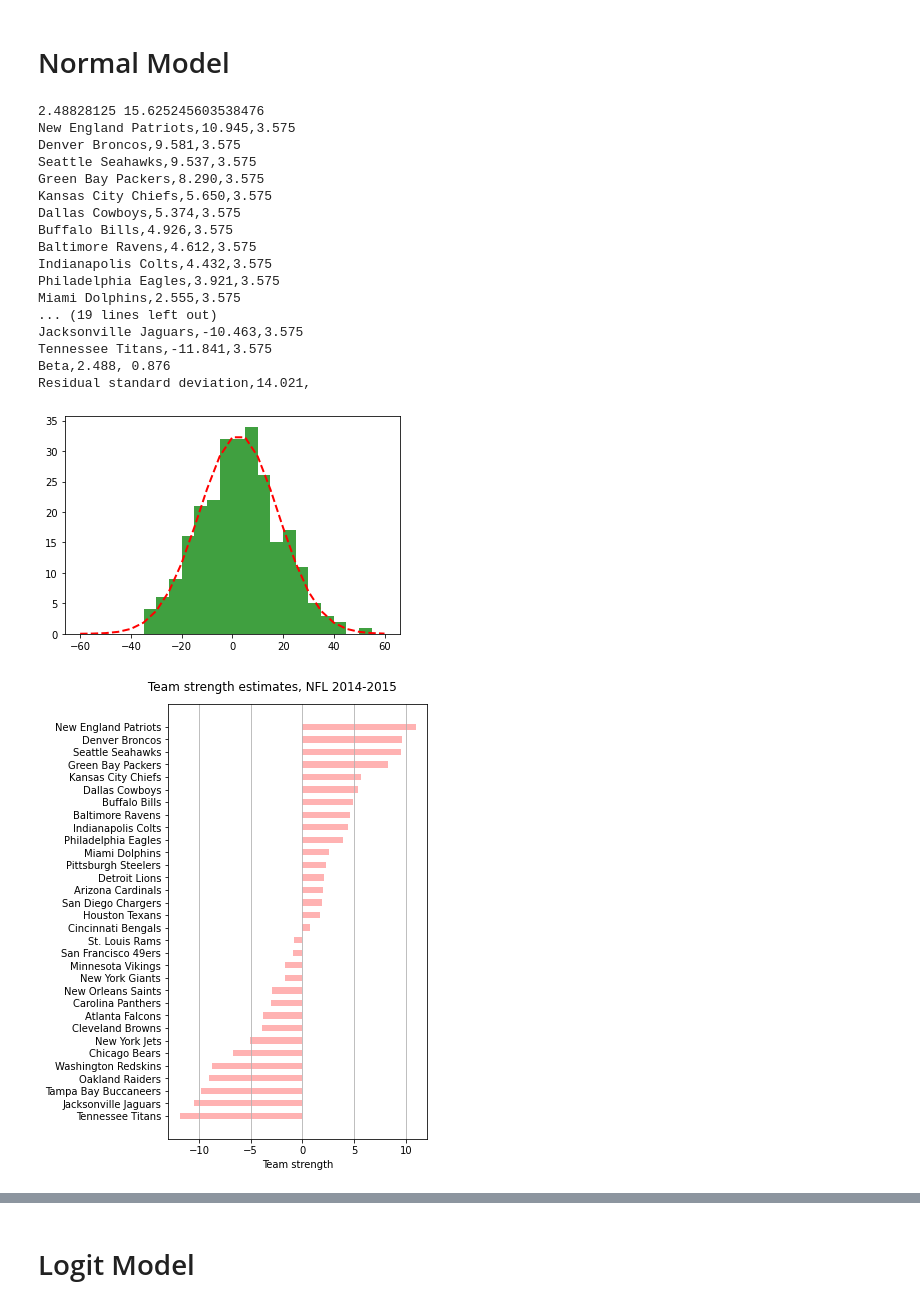
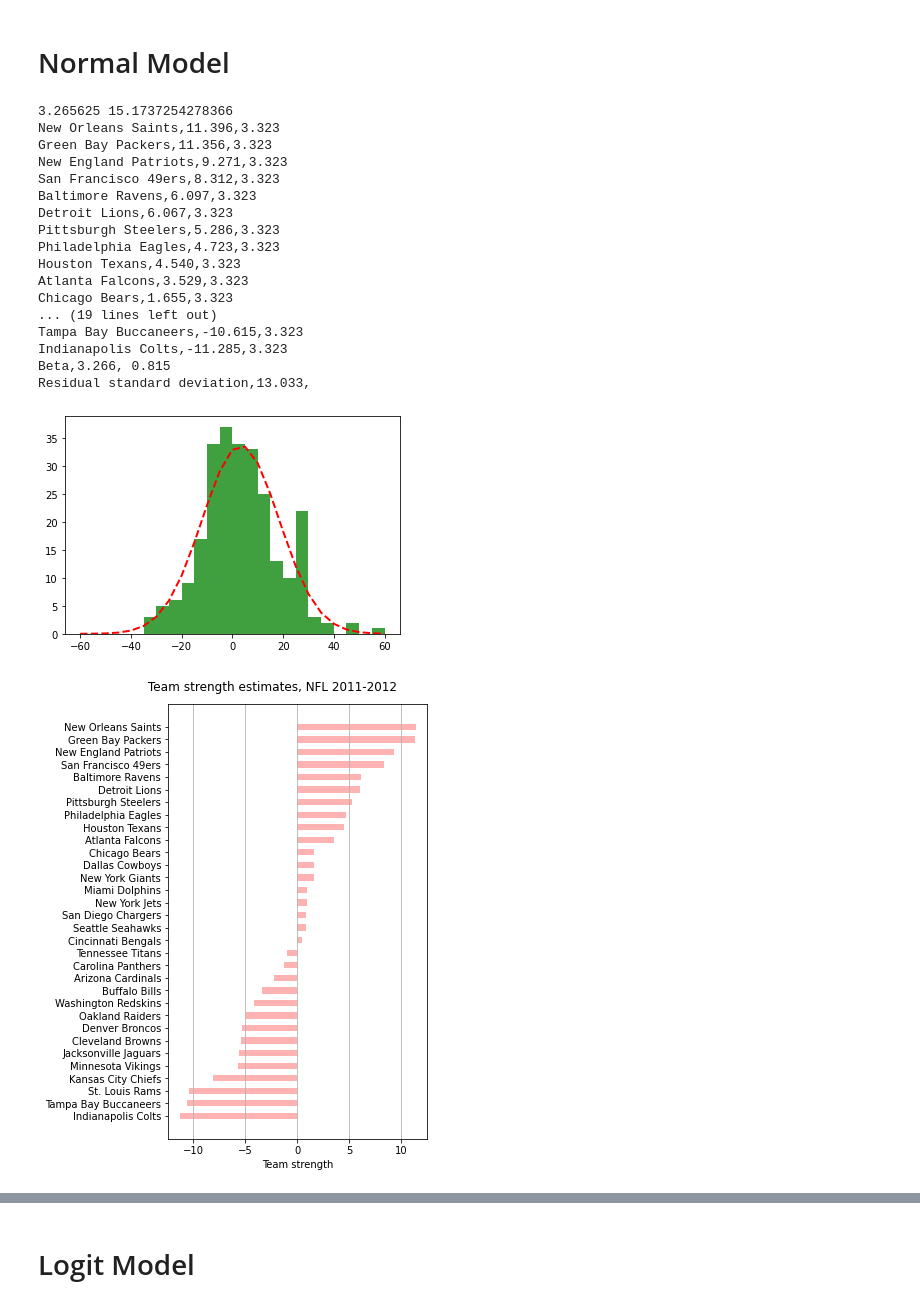
Before and after one commit to sethbilliau/SportsAnalytics, a Jupyter notebook: project1/module1code.ipynb, the cells around one changed output, grey strips where cells are left out. Drawn from its saved outputs; the diff is of its cells as text; code cells hidden in the pictures.

```diff
--- a/project1/module1code.ipynb
+++ b/project1/module1code.ipynb
@@ -77,18 +77,19 @@ def make_team_strength_plot(season,team_params):
 # %%
 # START SCRIPT
 
-season = 2014
+season = 2011
+# season = 2014
 NFL_season = load_nfl_data(season=season)
 
 score_diff = NFL_season.score_home-NFL_season.score_away
-(mu, sigma) = norm.fit(score_diff)
+(mu, sigma) = stats.norm.fit(score_diff)
 
 # the histogram of the data
 fig,ax = plt.subplots()
 n, bins, patches = ax.hist(score_diff, np.arange(-60,65,5),facecolor='green', alpha=0.75)
 
 # add a 'best fit' line
-y = norm.pdf( bins, mu, sigma)
+y = stats.norm.pdf( bins, mu, sigma)
 print(mu,sigma)
 ax.plot(bins, y*score_diff.size*5, 'r--', linewidth=2)
 
@@ -117,51 +118,51 @@ gamma = np.linalg.inv( Xhs.T @ Xhs ) @ Xhs.T @ y
 theta_n1 = gamma[:-1]
 #  home advantage parameter
 beta = gamma[-1]
 # calculate the nth team strength
 theta_n = np.append( theta_n1,-theta_n1.sum() )
 yhat = Xh @ np.append( theta_n,beta )
 
 # variance of residuals
 svar = np.dot(y-yhat,y-yhat) / (ngames-nteams)
 # covariance matrix of coefficients
 theta_covar = svar * Wh @ np.linalg.inv( Xhs.T @ Xhs ) @ Wh.T
 # standard errors of  coefficients
 theta_sigma = np.sqrt( np.diagonal(theta_covar) )
 
 # now list & plot soltuions
 
 team_params = []
 for team,theta,sigma in zip(teams,theta_n,theta_sigma):
     team_params.append((team,theta.round(3),sigma.round(3)))
 
 team_params = sorted(team_params,key=lambda x: x[1], reverse=False)
 for tp in team_params[::-1]:
     print("%s,%1.3f,%1.3f" % tuple(tp))
 print("Beta,%1.3f, %1.3f" % (beta,theta_sigma[-1]))
 print("Residual standard deviation,%1.3f," % (np.sqrt(svar)))
 
 # MAKE_PLOT
 make_team_strength_plot(season,team_params)
 # %% [output]
-2.48828125 15.625245603538476
-New England Patriots,10.945,3.575
-Denver Broncos,9.581,3.575
-Seattle Seahawks,9.537,3.575
-Green Bay Packers,8.290,3.575
-Kansas City Chiefs,5.650,3.575
-Dallas Cowboys,5.374,3.575
-Buffalo Bills,4.926,3.575
-Baltimore Ravens,4.612,3.575
-Indianapolis Colts,4.432,3.575
-Philadelphia Eagles,3.921,3.575
-Miami Dolphins,2.555,3.575
+3.265625 15.1737254278366
+New Orleans Saints,11.396,3.323
+Green Bay Packers,11.356,3.323
+New England Patriots,9.271,3.323
+San Francisco 49ers,8.312,3.323
+Baltimore Ravens,6.097,3.323
+Detroit Lions,6.067,3.323
+Pittsburgh Steelers,5.286,3.323
+Philadelphia Eagles,4.723,3.323
+Houston Texans,4.540,3.323
+Atlanta Falcons,3.529,3.323
+Chicago Bears,1.655,3.323
 ... (19 lines left out)
-Jacksonville Jaguars,-10.463,3.575
-Tennessee Titans,-11.841,3.575
-Beta,2.488, 0.876
-Residual standard deviation,14.021,
+Tampa Bay Buccaneers,-10.615,3.323
+Indianapolis Colts,-11.285,3.323
+Beta,3.266, 0.815
+Residual standard deviation,13.033,
-[figure, old version]
+[figure, new version]
-[figure, old version]
+[figure, new version]
 # %%
 # define constants
 teamsToDivisions = {"Seattle Seahawks": "NFC West",
```
Also changed, not shown: parts of 24 cells of this notebook, 2 other files.
